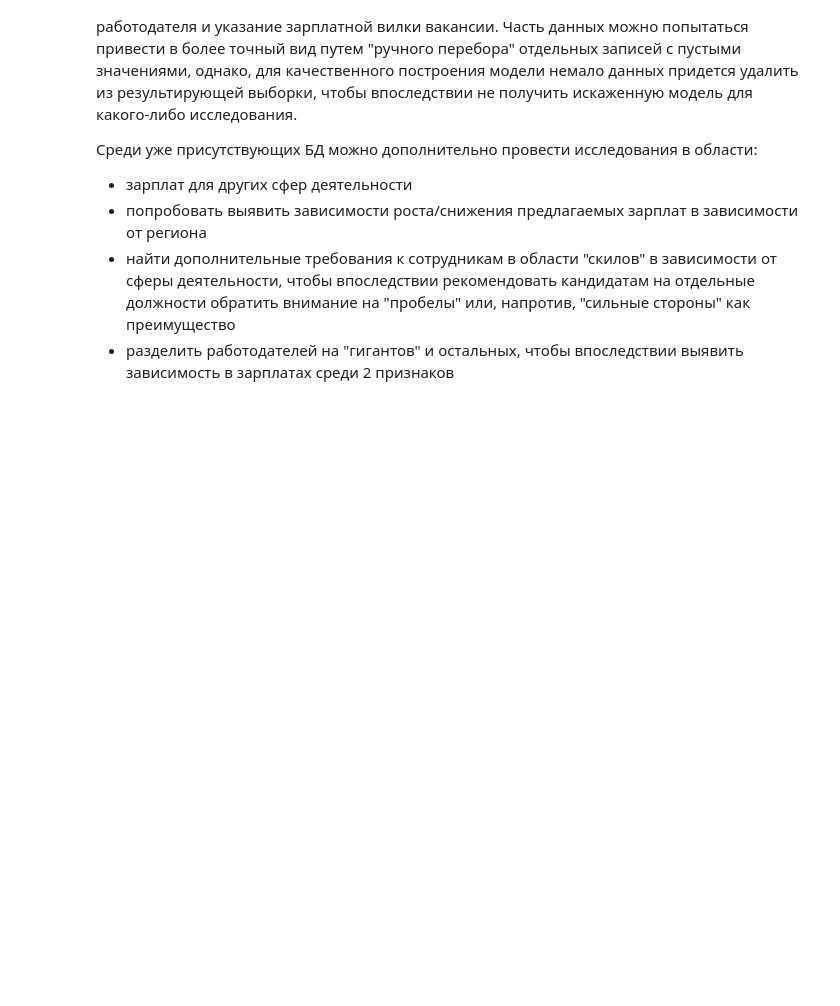
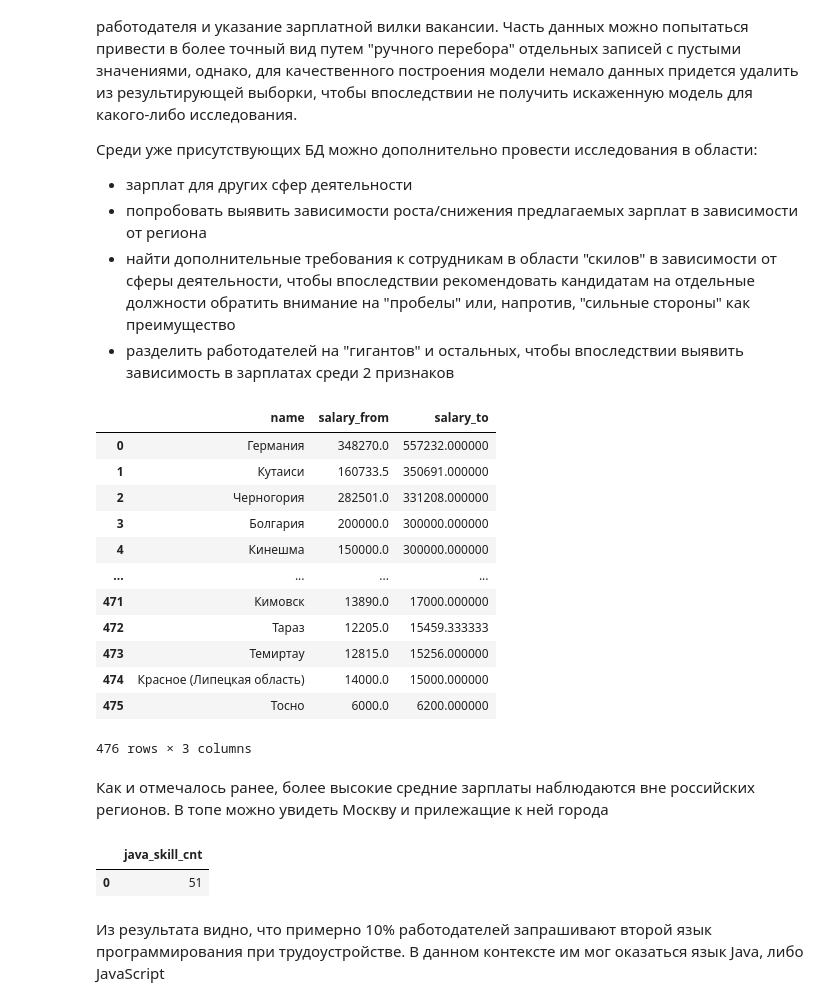
Before and after one commit to OlegAndreevL/First, a Jupyter notebook: project_2/Project_2_Ноутбук_шаблон.ipynb, the cells around one changed output. Drawn from its saved outputs; the diff is of its cells as text; code cells hidden in the pictures; blank space fills up the shorter version.

```diff
--- a/project_2/Project_2_Ноутбук_шаблон.ipynb
+++ b/project_2/Project_2_Ноутбук_шаблон.ipynb
@@ -8,9 +10,9 @@ import psycopg2
 # %%
 # вставьте сюда параметры подключения из юнита 1. Работа с базой данных из Python
-DBNAME = 'project_sql'
-USER = 'skillfactory'
-PASSWORD = 'cCkxxLVrDE8EbvjueeMedPKt'
-HOST = '84.201.134.129'
+DBNAME =
+USER =
+PASSWORD =
+HOST =
 PORT = 5432
 # %%
 connection = psycopg2.connect(
@@ -643,3 +644,31 @@ pandas only supports SQLAlchemy connectable (engine/connection) or database stri
 * попробовать выявить зависимости роста/снижения предлагаемых зарплат в зависимости от региона
 * найти дополнительные требования к сотрудникам в области "скилов" в зависимости от сферы деятельности, чтобы впоследствии рекомендовать кандидатам на отдельные должности обратить внимание на "пробелы" или, напротив, "сильные стороны" как преимущество
 * разделить работодателей на "гигантов" и остальных, чтобы впоследствии выявить зависимость в зарплатах среди 2 признаков
+# %%
+# рассматриваем среднюю зарплатную вилку в регионах для вакансий, где указаны оба значения зарплат
+query_7_1 = f'''select a.name, avg(salary_from) salary_from, avg(salary_to) salary_to
+from vacancies v
+join areas a on v.area_id = a.id
+where salary_to is not null and salary_from is not null
+group by a.name
+order by 3 desc, 2 desc
+'''
+# %%
+salary_by_areas = pd.read_sql_query(query_7_1, connection)
+display(salary_by_areas)
+# %% [output]
+|  | name | salary_from | salary_to |
+| 0 | Германия | 348270.0 | 557232.000000 |
+| 1 | Кутаиси | 160733.5 | 350691.000000 |
+| 2 | Черногория | 282501.0 | 331208.000000 |
+| 3 | Болгария | 200000.0 | 300000.000000 |
+| 4 | Кинешма | 150000.0 | 300000.000000 |
+| ... | ... | ... | ... |
+| 471 | Кимовск | 13890.0 | 17000.000000 |
+| 472 | Тараз | 12205.0 | 15459.333333 |
+| 473 | Темиртау | 12815.0 | 15256.000000 |
+| 474 | Красное (Липецкая область) | 14000.0 | 15000.000000 |
+| 475 | Тосно | 6000.0 | 6200.000000 |
+476 rows × 3 columns
+# %% [markdown]
+Как и отмечалось ранее, более высокие средние зарплаты наблюдаются вне российских регионов. В топе можно увидеть Москву и прилежащие к ней города
@@ -645,0 +689,9 @@ pandas only supports SQLAlchemy connectable (engine/connection) or database stri
+# %%
+java_skill = pd.read_sql_query(query_7_2, connection)
+display(java_skill)
+# %% [output]
+|  | java_skill_cnt |
+| 0 | 51 |
+# %% [markdown]
+Из результата видно, что примерно 10% работодателей запрашивают второй язык программирования при трудоустройстве.
+В данном контексте им мог оказаться язык Java, либо JavaScript
```
Also changed, not shown: parts of 3 cells of this notebook, 1 other file.
